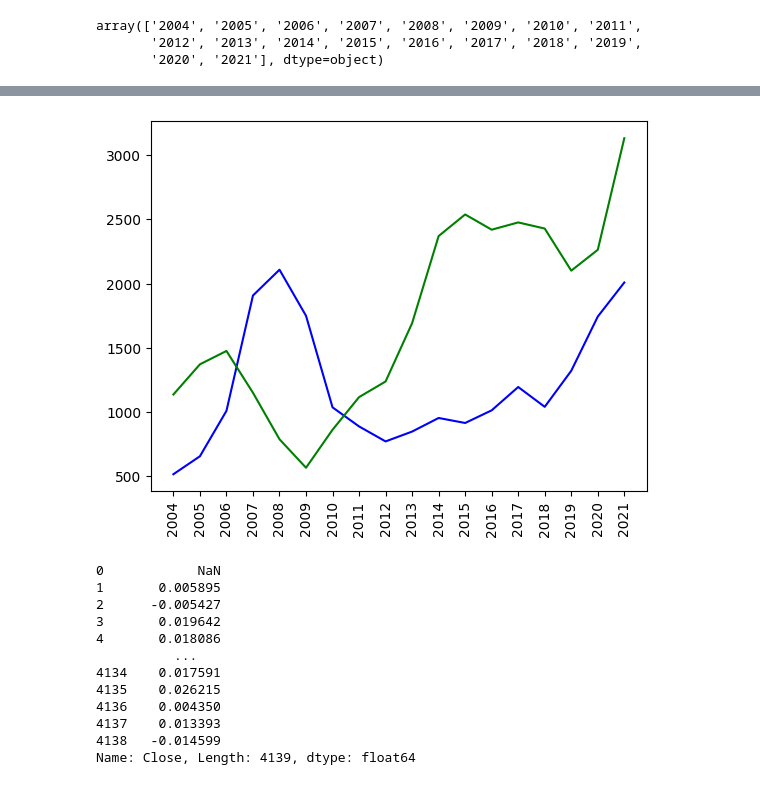
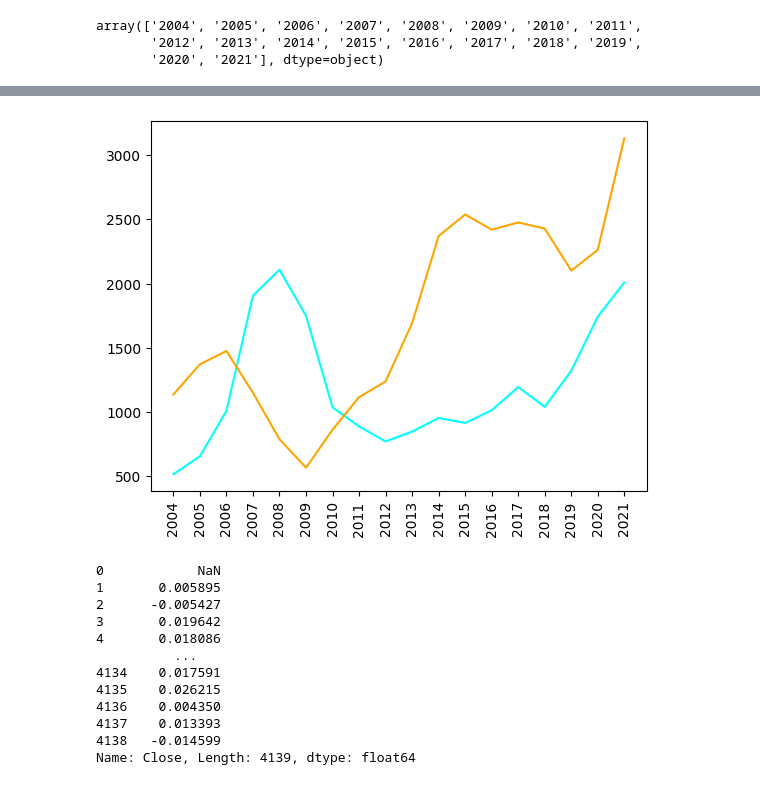
Before and after one commit to Aayush-Joshi-01/Python, a Jupyter notebook: Week-10/09 July/Prods/Assignments/Self/Pandas_Practice.ipynb, the cells around one changed output, grey strips where cells are left out. Cells and saved outputs as stored; diff of their text form; code cells hidden in the pictures.

```diff
--- a/Week-10/09 July/Prods/Assignments/Self/Pandas_Practice.ipynb
+++ b/Week-10/09 July/Prods/Assignments/Self/Pandas_Practice.ipynb
@@ -250,12 +250,12 @@ Year
 2021    3130.806250
 Name: Close, dtype: float64
 # %%
-plt.plot(reliance_df.Year.unique(), avg_close_reliance, color='b', label='reliance')
-plt.plot(tcs_df.Year.unique(), avg_close_tcs, color='g', label='tcs')
+plt.plot(reliance_df.Year.unique(), avg_close_reliance, color='cyan', label='reliance')
+plt.plot(tcs_df.Year.unique(), avg_close_tcs, color='orange', label='tcs')
 plt.xticks(rotation = 90)
 plt.show()
 # %% [output]
-[figure, old version]
+[figure, new version]
 # %%
 reliance_df['Close'].pct_change()
 # %% [output]
```
